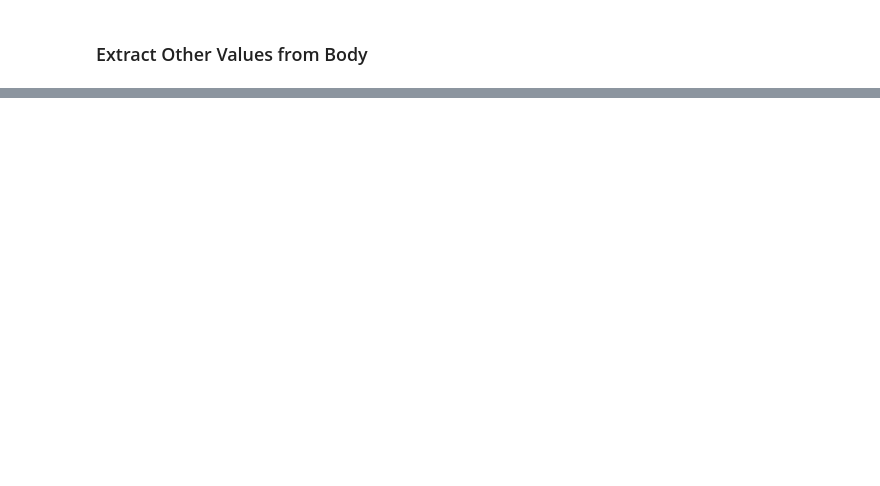
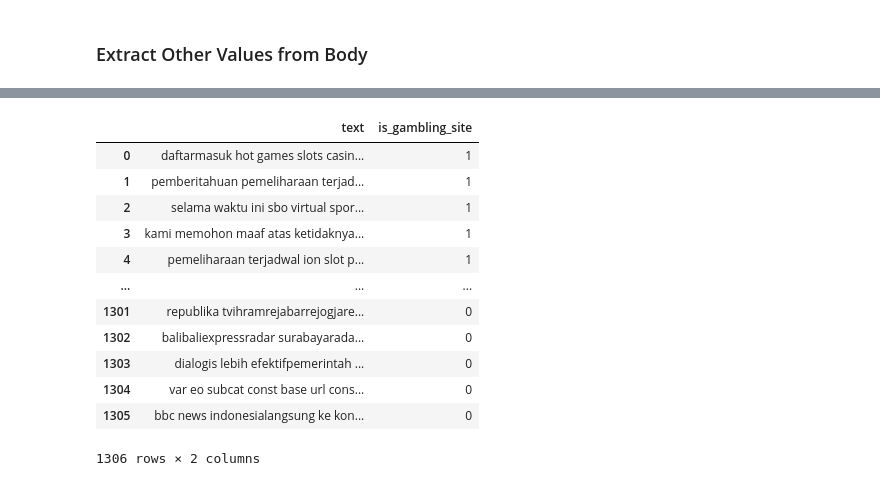
Before and after one commit to Gustana/GambleSniffer, a Jupyter notebook: data_cleaning.ipynb, the cells around one changed output, grey strips where cells are left out. Cells and saved outputs as stored; diff of their text form; code cells hidden in the pictures; blank space fills up the shorter version.

```diff
--- a/data_cleaning.ipynb
+++ b/data_cleaning.ipynb
@@ -109,29 +402,27 @@ df_clean
 # %% [markdown]
 ### Extract Name Property Value
 # %%
-def extractNamePropertyValues(text: str) -> str:
+def extractNamePropertyValues(text: str) -> Union[str, None]:
     """
-    Extract `"name"` properties from the text, then concate them into a sentence, ended with a period
+    Extract `"name"` properties from the text, then concate them into a sentence
 
         param:
             text (str): text to clean
         return:
-            name properties formed into a sentence, ended with a period
+            name properties formed into a sentence
     """
 
-    name_prop_vals = re.findall("(?<=\"name\":).*\"", text)
+    name_prop_vals = re.findall("(?<=\"name\":)\"[^\"]*\"", text)
 
     for idx, name_val in enumerate(name_prop_vals):
         # remove all chars except a-zA-Z and whitespace
         str_val = re.sub("[^a-zA-Z ]+", "", name_val).strip()
-        str_val = re.sub("\S*(https|http|www|true|integrity)\S*", "", str_val).strip()
         name_prop_vals[idx] = str_val
 
     combined_vals = " ".join(name_prop_vals)
 
     # return None if there's no value in combined_vals
+    # or the combined name property values are below 10 characters
     if(combined_vals == ""
         or len(combined_vals) <= 10):
         return None
-    else:
-        return combined_vals+"."
@@ -142,3 +429,3 @@ extractNamePropertyValues('<body data-spm="pdp_revamp" style="overflow-y: scroll
 # %%
 df_clean["extracted_name_vals"] = df_clean["extracted_body"].apply(extractNamePropertyValues)
-df_clean.head()
+df_clean["extracted_name_vals"] = df_clean["extracted_name_vals"].apply(preprocessTextPipeline)
@@ -433,2 +443,2 @@ def preprocessTextPipeline(text: str) -> str:
 # %%
-df_clean["extracted_body"].apply(preprocessTextPipeline)[3]
+df_clean["extracted_body"] = df_clean["extracted_body"].apply(preprocessTextPipeline)
@@ -436,0 +453,16 @@ df_clean["extracted_body"].apply(preprocessTextPipeline)[3]
+# %%
+splitted_texts = []
+
+for _, row in df_clean[["extracted_body", "is_gambling_site"]].iterrows():
+    if row["extracted_body"] == None:
+        continue
+
+    split_texts = row["extracted_body"].split(".")
+    for text in split_texts:
+        splitted_texts.append([text, row["is_gambling_site"]])
+
+for _, row in df_clean[["extracted_body", "is_gambling_site"]].iterrows():
+    if row["extracted_body"] == None:
+        continue
+
+    splitted_texts.append([row["extracted_body"], row["is_gambling_site"]])
@@ -436,0 +489,21 @@ df_clean["extracted_body"].apply(preprocessTextPipeline)[3]
+# %%
+final_df = pd.DataFrame(
+	data = splitted_texts,
+	columns = ["text", "is_gambling_site"]
+)
+
+final_df
+# %% [output]
+|  | text | is_gambling_site |
+| 0 | daftarmasuk hot games slots casin... | 1 |
+| 1 | pemberitahuan pemeliharaan terjad... | 1 |
+| 2 | selama waktu ini sbo virtual spor... | 1 |
+| 3 | kami memohon maaf atas ketidaknya... | 1 |
+| 4 | pemeliharaan terjadwal ion slot p... | 1 |
+| ... | ... | ... |
+| 1301 | republika tvihramrejabarrejogjare... | 0 |
+| 1302 | balibaliexpressradar surabayarada... | 0 |
+| 1303 | dialogis lebih efektifpemerintah ... | 0 |
+| 1304 | var eo subcat const base url cons... | 0 |
+| 1305 | bbc news indonesialangsung ke kon... | 0 |
+1306 rows × 2 columns
```
Also changed, not shown: parts of 15 cells of this notebook, 1 other file.
